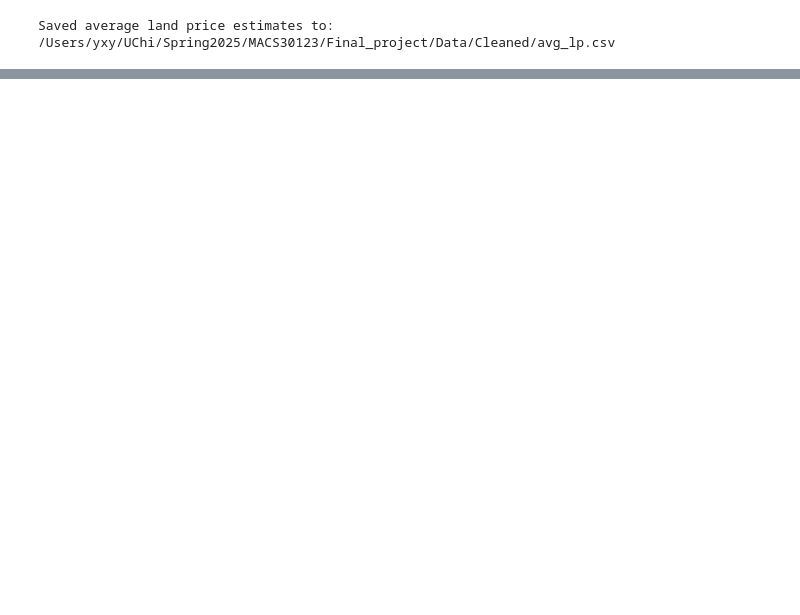
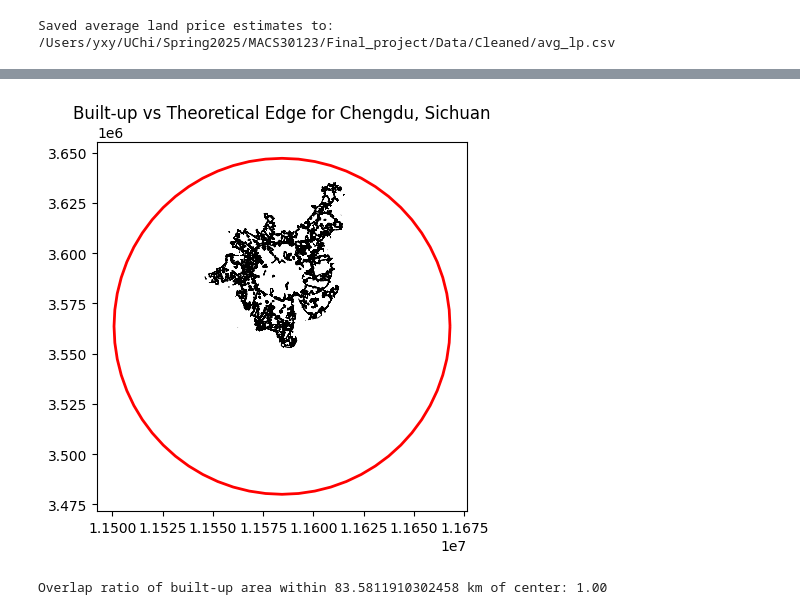
Before and after one commit to Lezy01/Welfare_Loss_from_Urban_Boundaries, a Jupyter notebook: Code/rent_curve_cal.ipynb, the cells around one changed output, grey strips where cells are left out. Drawn from its saved outputs; the diff is of its cells as text; code cells hidden in the pictures; blank space fills up the shorter version.

Commit message:
single city calculation ipynb

```diff
--- a/Code/rent_curve_cal.ipynb
+++ b/Code/rent_curve_cal.ipynb
@@ -530,0 +425,42 @@ Thus, using $\alpha = 0.3$ serves as a theoretically grounded and empirically su
+# %%
+import pandas as pd
+
+def get_urban_rural_boundary_edge(prov, city, model,
+                                   avg_lp_path="/Users/yxy/UChi/Spring2025/MACS30123/Final_project/Data/Cleaned/avg_lp.csv"):
+    """
+    Given province and city, and a land rent regression model (land_price ~ dist),
+    return the implied urban edge (distance where land_price equals rural land_price).
+
+    Returns:
+        float (edge in km) or None if not found
+    """
+
+    key = f"{prov}-{city}"
+    df_lp = pd.read_csv(avg_lp_path)
+    df_lp = df_lp.dropna(subset=["prov_city", "land_price"])
+
+    match = df_lp[df_lp["prov_city"] == key]
+    if not match.empty:
+        rural_lp = match["land_price"].values[0]
+    else:
+        prov_matches = df_lp[df_lp["prov"] == prov]
+        if not prov_matches.empty:
+            rural_lp = prov_matches["land_price"].mean()
+            print(f"Using provincial average land price for {prov}: {rural_lp:.4f}")
+        else:
+            print(f"No land price data available for {key} or {prov}")
+            return None
+
+    beta0 = model.params["const"]
+    beta1 = model.params["dist"]
+
+    if beta1 == 0:
+        print("Warning: distance coefficient is zero.")
+        return None
+
+    edge = (rural_lp - beta0) / beta1
+    return edge if edge > 0 else None
+# %%
+
+edge_km = get_urban_rural_boundary_edge("Sichuan","Chengdu", model)
+print(f"Estimated urban edge distance (km): {edge_km:.2f}" if edge_km else "No valid edge found")
@@ -530,0 +530,5 @@ Thus, using $\alpha = 0.3$ serves as a theoretically grounded and empirically su
+# %%
+analyze_builtup_vs_theory_edge("Sichuan","Chengdu", center_lon, center_lat, edge_km)
+# %% [output]
+[figure, added]
+Overlap ratio of built-up area within 83.5811910302458 km of center: 1.00
```
Also changed, not shown: parts of 38 cells of this notebook, 1 other file.
